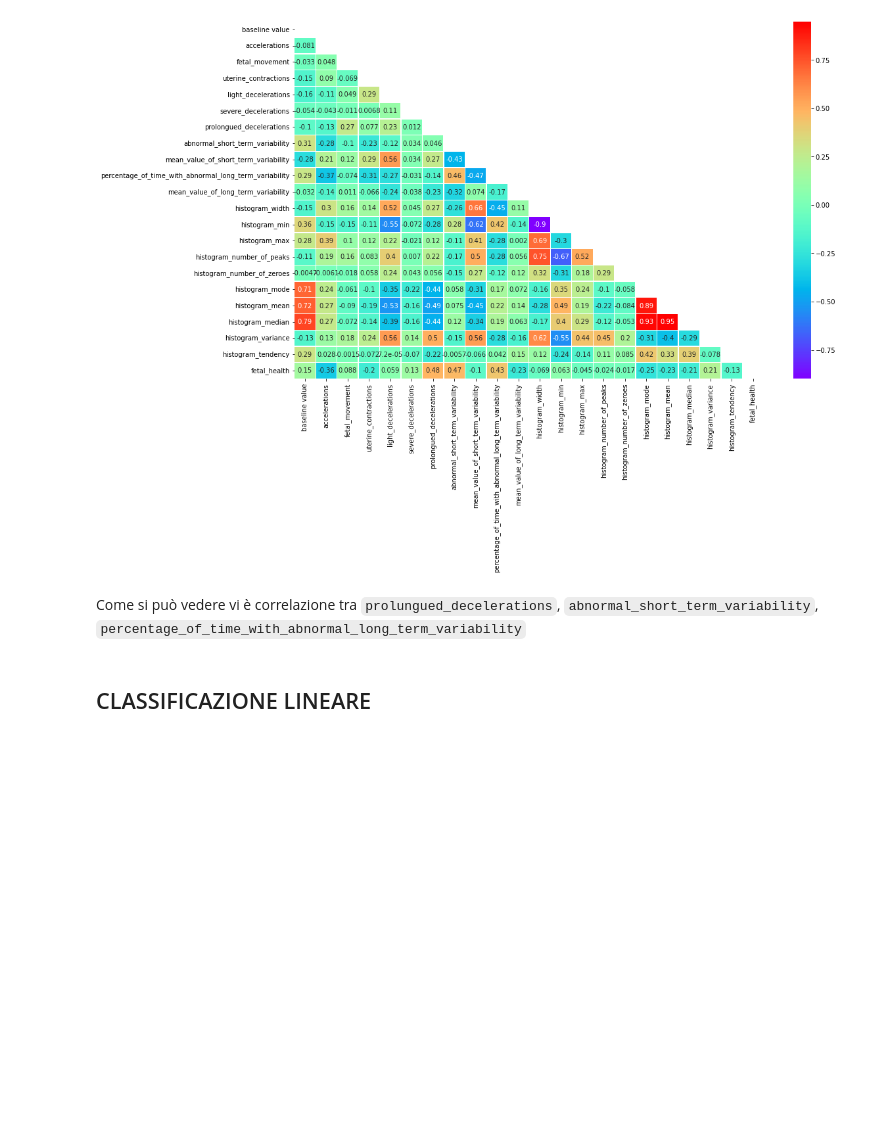
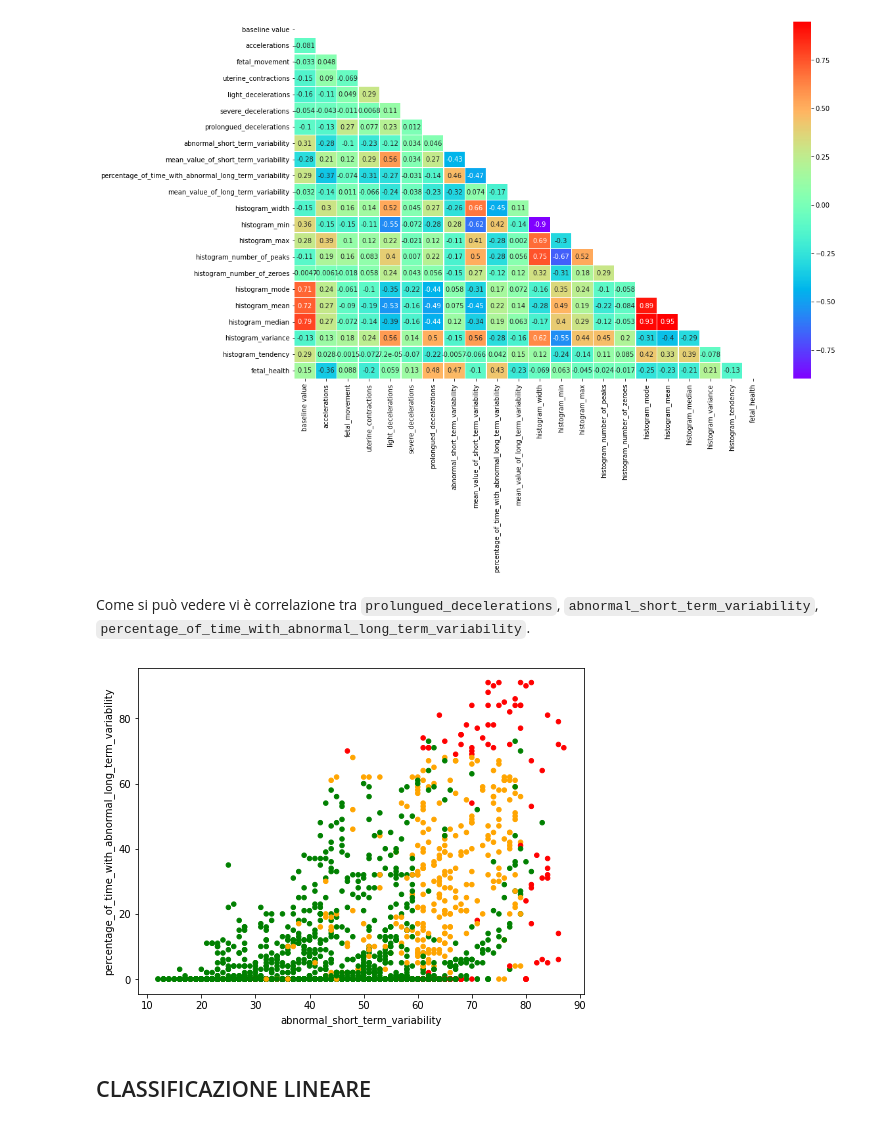
Before and after one commit to tassiluca/dia-project, a Jupyter notebook: fetal_health_classification.ipynb, the cells around one changed output. Cells and saved outputs as stored; diff of their text form; code cells hidden in the pictures; blank space fills up the shorter version.

```diff
--- a/fetal_health_classification.ipynb
+++ b/fetal_health_classification.ipynb
@@ -94,6 +94,10 @@ Descriviamo qui brevemente le 22 _feature_ del dataset:
 Definiamo un dizionario per mappare le classi in una descrizione più leggibile:
 # %%
 diagnosis_desc = {1.0: "normale", 2.0: "sospetto", 3.0: "patologico"}
+# %%
+diagnosis_color_map = {1.0: "green", 2.0: "orange", 3.0: "red"}
+# %%
+diagnosis_colors = data["fetal_health"].map(diagnosis_color_map)
 # %% [markdown]
 Visualizziamo la distribuzione dei dati nel dataset, attraverso un semplice grafico a torta.
 
@@ -156,7 +161,16 @@ sns.heatmap(data_corr, mask=mask, cmap="rainbow", linewidths=0.30, annot=True)
 <matplotlib.axes._subplots.AxesSubplot at 0x...>
 [figure]
 # %% [markdown]
-Come si può vedere vi è correlazione tra `prolungued_decelerations`, `abnormal_short_term_variability`, `percentage_of_time_with_abnormal_long_term_variability`
+Come si può vedere vi è correlazione tra `prolungued_decelerations`, `abnormal_short_term_variability`, `percentage_of_time_with_abnormal_long_term_variability`.
+# %%
+data.plot.scatter(
+    "abnormal_short_term_variability",
+    "percentage_of_time_with_abnormal_long_term_variability",
+    c=diagnosis_colors,
+    figsize=(8, 6)
+);
+# %% [output]
+[figure, added]
 # %% [markdown]
 ## CLASSIFICAZIONE LINEARE
 # %%
```
Also changed, not shown: parts of 41 cells of this notebook.
